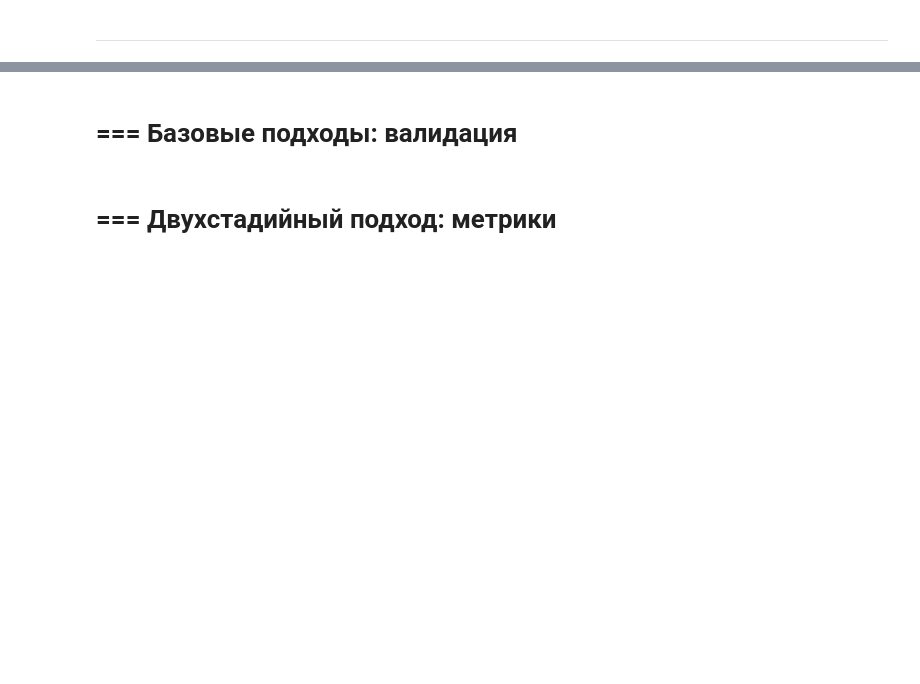
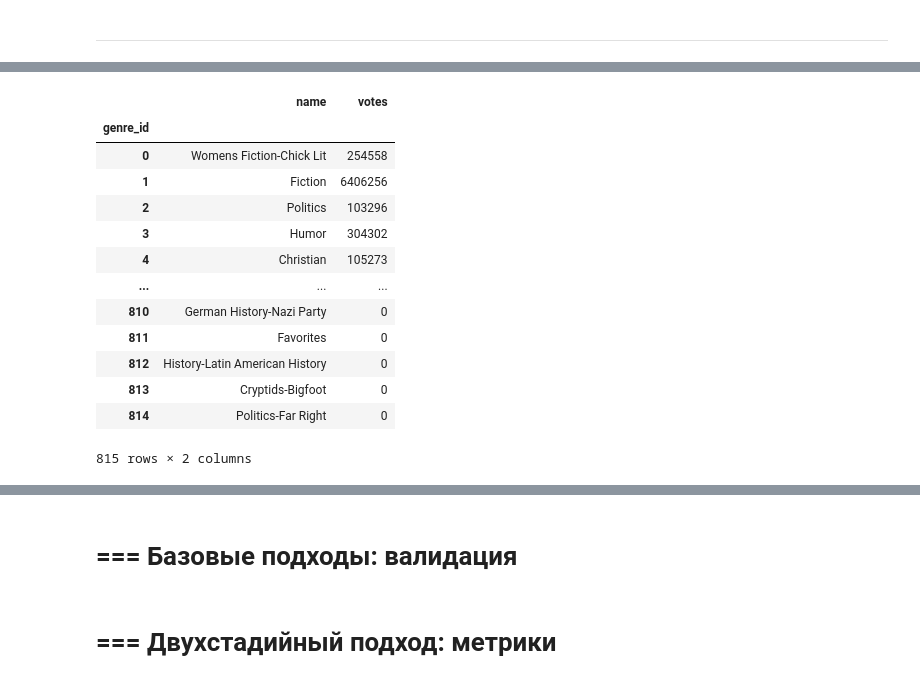
Before and after one commit to ozerge/mle-recsys-start, a Jupyter notebook: main_offline2.ipynb, the cells around one changed output, grey strips where cells are left out. Drawn from its saved outputs; the diff is of its cells as text; code cells hidden in the pictures; blank space fills up the shorter version.

```diff
--- a/main_offline2.ipynb
+++ b/main_offline2.ipynb
@@ -1296,0 +1488,17 @@ ________________________________________________________________________________
+# %%
+genres
+# %% [output]
+|  | name | votes |
+| genre_id |  |  |
+| 0 | Womens Fiction-Chick Lit | 254558 |
+| 1 | Fiction | 6406256 |
+| 2 | Politics | 103296 |
+| 3 | Humor | 304302 |
+| 4 | Christian | 105273 |
+| ... | ... | ... |
+| 810 | German History-Nazi Party | 0 |
+| 811 | Favorites | 0 |
+| 812 | History-Latin American History | 0 |
+| 813 | Cryptids-Bigfoot | 0 |
+| 814 | Politics-Far Right | 0 |
+815 rows × 2 columns
```
Also changed, not shown: parts of 32 cells of this notebook.
